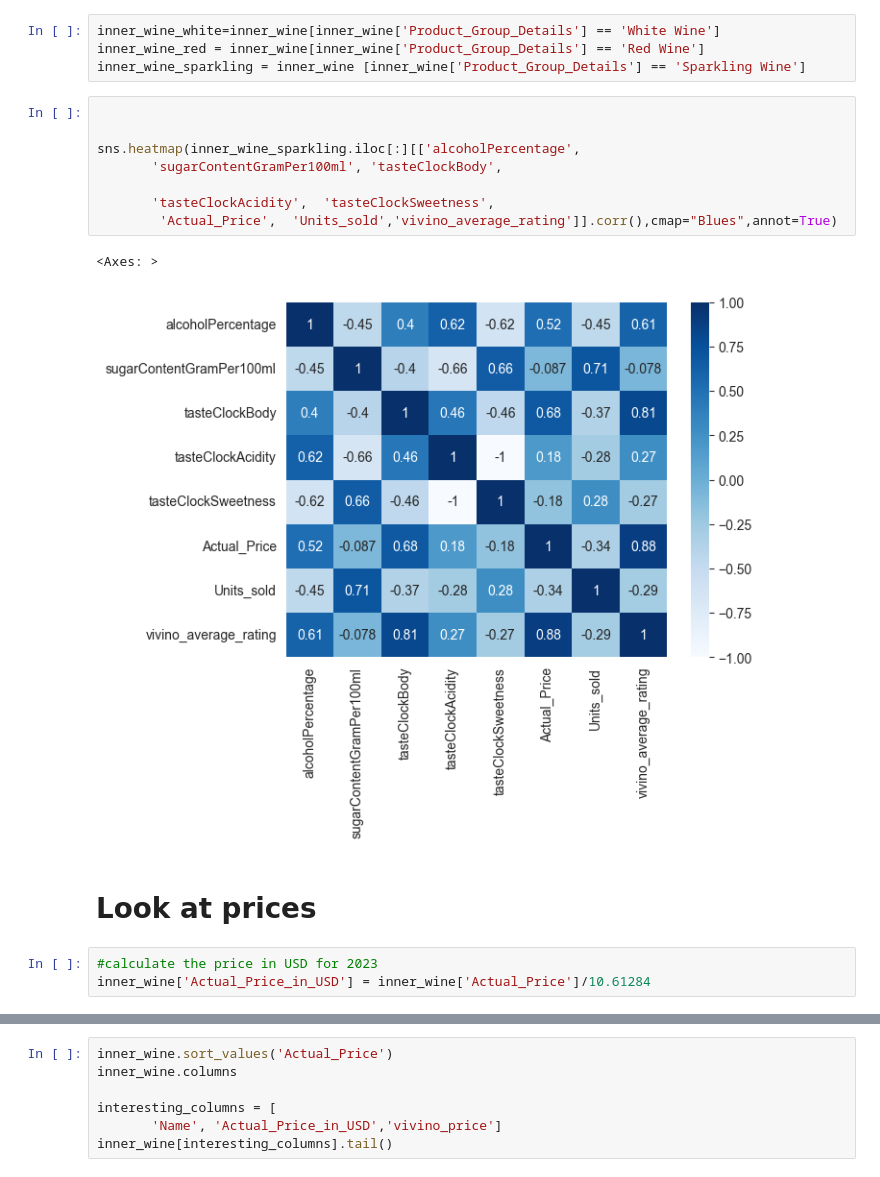
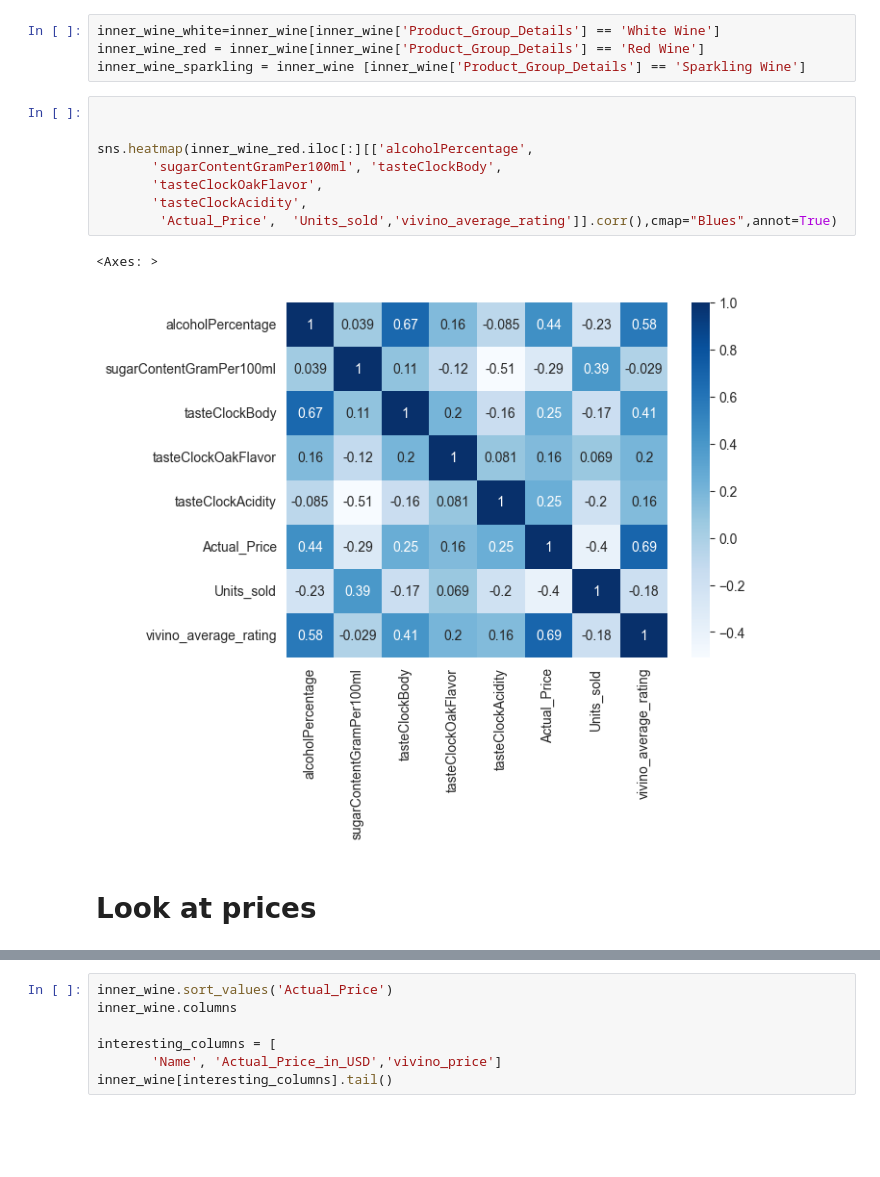
Before and after one commit to MarianaSwe/Drinks_data, a Jupyter notebook: Graphs_2.ipynb, the cells around one changed output, grey strips where cells are left out. Cells and saved outputs as stored; diff of their text form; blank space fills up the shorter version.

```diff
--- a/Graphs_2.ipynb
+++ b/Graphs_2.ipynb
@@ -82,16 +39,13 @@ inner_wine_sparkling = inner_wine [inner_wine['Product_Group_Details'] == 'Spark
 # %%
 
 
-sns.heatmap(inner_wine_sparkling.iloc[:][['alcoholPercentage',
+sns.heatmap(inner_wine_red.iloc[:][['alcoholPercentage',
        'sugarContentGramPer100ml', 'tasteClockBody',
-
-       'tasteClockAcidity',  'tasteClockSweetness',
+       'tasteClockOakFlavor',
+       'tasteClockAcidity',
         'Actual_Price',  'Units_sold','vivino_average_rating']].corr(),cmap="Blues",annot=True)
 # %% [output]
 <Axes: >
-[figure, old version]
+[figure, new version]
 # %% [markdown]
 # Look at prices
-# %%
-#calculate the price in USD for 2023
-inner_wine['Actual_Price_in_USD'] = inner_wine['Actual_Price']/10.61284
```
Also changed, not shown: parts of 9 cells of this notebook, 5 other files.
